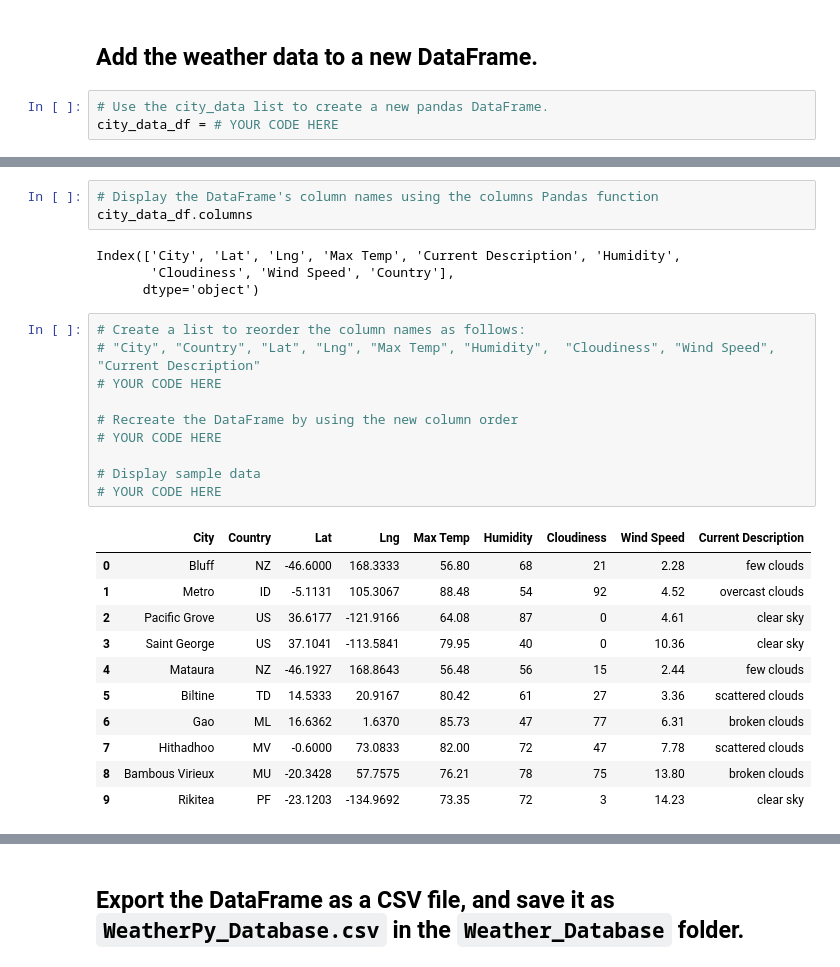
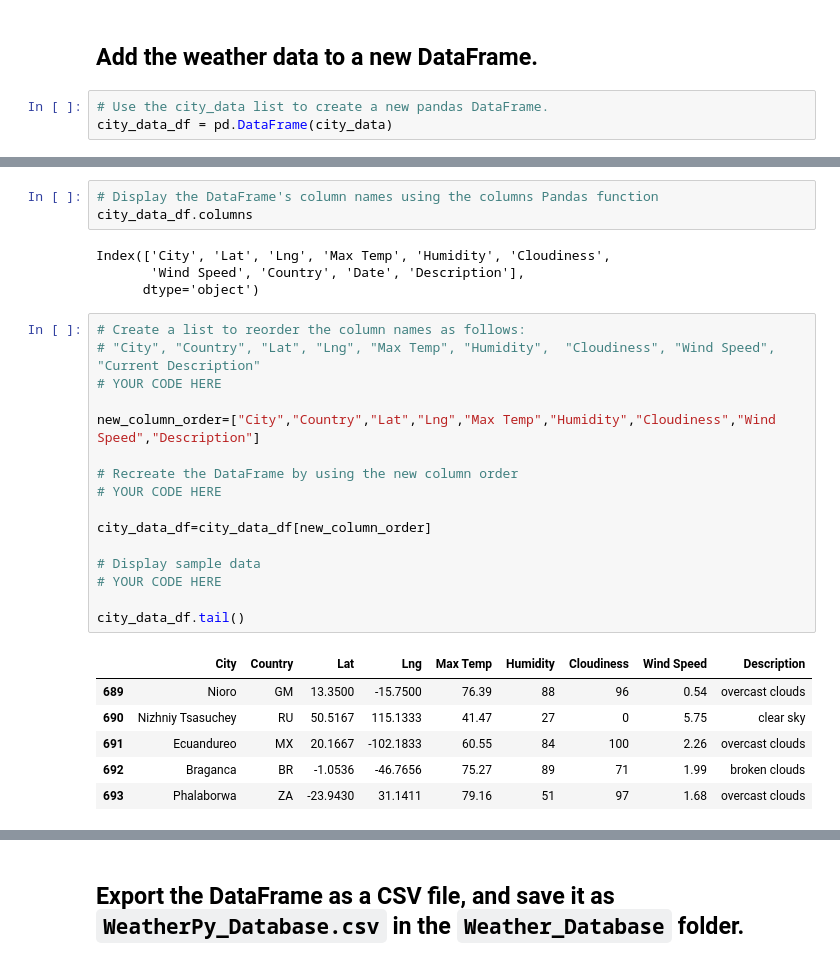
Before and after one commit to Kenner82/World_Weather_Analysis, a Jupyter notebook: Weather_Database/Weather_Database.ipynb, the cells around one changed output, grey strips where cells are left out. Drawn from its saved outputs; the diff is of its cells as text.

```diff
--- a/Weather_Database/Weather_Database.ipynb
+++ b/Weather_Database/Weather_Database.ipynb
@@ -195,7 +195,7 @@ len(city_data)
 ## Add the weather data to a new DataFrame.
 # %%
 # Use the city_data list to create a new pandas DataFrame.
-city_data_df = # YOUR CODE HERE
+city_data_df = pd.DataFrame(city_data)
 # %%
 # Display sample data
 city_data_df.head(10)
@@ -215,31 +215,32 @@ city_data_df.head(10)
 # Display the DataFrame's column names using the columns Pandas function
 city_data_df.columns
 # %% [output]
-Index(['City', 'Lat', 'Lng', 'Max Temp', 'Current Description', 'Humidity',
-       'Cloudiness', 'Wind Speed', 'Country'],
+Index(['City', 'Lat', 'Lng', 'Max Temp', 'Humidity', 'Cloudiness',
+       'Wind Speed', 'Country', 'Date', 'Description'],
       dtype='object')
 # %%
 # Create a list to reorder the column names as follows:
 # "City", "Country", "Lat", "Lng", "Max Temp", "Humidity",  "Cloudiness", "Wind Speed",  "Current Description"
 # YOUR CODE HERE
 
+new_column_order=["City","Country","Lat","Lng","Max Temp","Humidity","Cloudiness","Wind Speed","Description"]
+
 # Recreate the DataFrame by using the new column order
 # YOUR CODE HERE
 
+city_data_df=city_data_df[new_column_order]
+
 # Display sample data
 # YOUR CODE HERE
+
+city_data_df.tail()
 # %% [output]
-|  | City | Country | Lat | Lng | Max Temp | Humidity | Cloudiness | Wind Speed | Current Description |
-| 0 | Bluff | NZ | -46.6000 | 168.3333 | 56.80 | 68 | 21 | 2.28 | few clouds |
-| 1 | Metro | ID | -5.1131 | 105.3067 | 88.48 | 54 | 92 | 4.52 | overcast clouds |
-| 2 | Pacific Grove | US | 36.6177 | -121.9166 | 64.08 | 87 | 0 | 4.61 | clear sky |
-| 3 | Saint George | US | 37.1041 | -113.5841 | 79.95 | 40 | 0 | 10.36 | clear sky |
-| 4 | Mataura | NZ | -46.1927 | 168.8643 | 56.48 | 56 | 15 | 2.44 | few clouds |
-| 5 | Biltine | TD | 14.5333 | 20.9167 | 80.42 | 61 | 27 | 3.36 | scattered clouds |
-| 6 | Gao | ML | 16.6362 | 1.6370 | 85.73 | 47 | 77 | 6.31 | broken clouds |
-| 7 | Hithadhoo | MV | -0.6000 | 73.0833 | 82.00 | 72 | 47 | 7.78 | scattered clouds |
-| 8 | Bambous Virieux | MU | -20.3428 | 57.7575 | 76.21 | 78 | 75 | 13.80 | broken clouds |
-| 9 | Rikitea | PF | -23.1203 | -134.9692 | 73.35 | 72 | 3 | 14.23 | clear sky |
+|  | City | Country | Lat | Lng | Max Temp | Humidity | Cloudiness | Wind Speed | Description |
+| 689 | Nioro | GM | 13.3500 | -15.7500 | 76.39 | 88 | 96 | 0.54 | overcast clouds |
+| 690 | Nizhniy Tsasuchey | RU | 50.5167 | 115.1333 | 41.47 | 27 | 0 | 5.75 | clear sky |
+| 691 | Ecuandureo | MX | 20.1667 | -102.1833 | 60.55 | 84 | 100 | 2.26 | overcast clouds |
+| 692 | Braganca | BR | -1.0536 | -46.7656 | 75.27 | 89 | 71 | 1.99 | broken clouds |
+| 693 | Phalaborwa | ZA | -23.9430 | 31.1411 | 79.16 | 51 | 97 | 1.68 | overcast clouds |
 # %%
 # Display the data types of each column by using the dtypes Pandas function
 # YOUR CODE HERE
```
Also changed, not shown: parts of 3 cells of this notebook, 2 other files.
